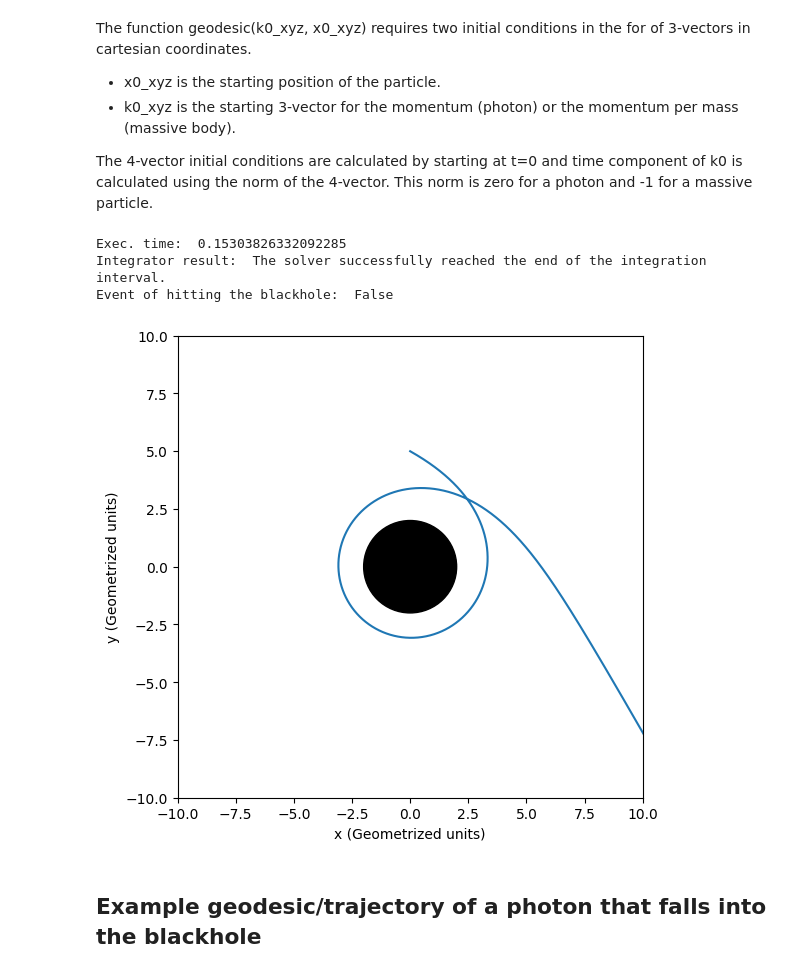
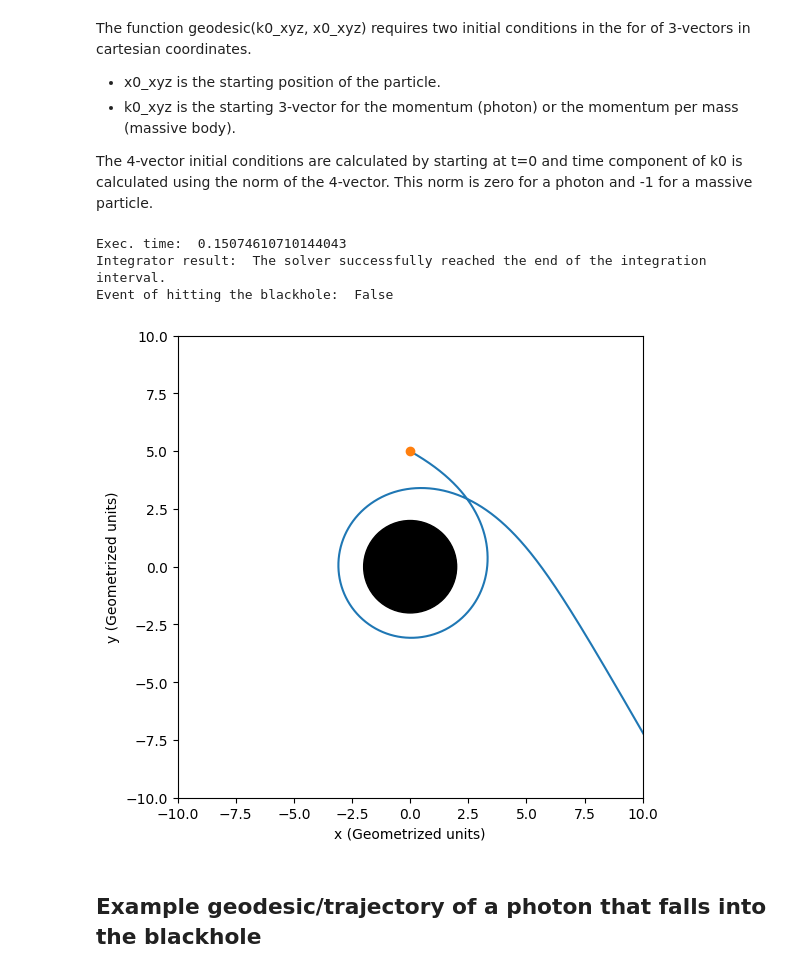
Before and after one commit to bldevries/curvedpy, a Jupyter notebook: tutorials/Tutorial_1_calc_geodesic.ipynb, the cells around one changed output. Saved outputs shown, nothing was run; the diff lists cells and outputs as text; code cells hidden in the pictures.

```diff
--- a/tutorials/Tutorial_1_calc_geodesic.ipynb
+++ b/tutorials/Tutorial_1_calc_geodesic.ipynb
@@ -27,27 +27,29 @@ The 4-vector initial conditions are calculated by starting at t=0 and time compo
 # %%
 k0_xyz = np.array([1.0, -0.57, 0.0])
 x0_xyz = np.array([0.0001, 5, 0])
 
 st = time.time()
 k_xyz, x_xyz , result = gi.geodesic(k0_xyz, x0_xyz,max_step = 1.0, curve_end=50, nr_points_curve=10000)
 print("Exec. time: ", time.time()-st)
 print("Integrator result: ", result.message)
 print("Event of hitting the blackhole: ", result.hit_blackhole)
 
 circle1 = plt.Circle((0, 0), 2, color='k')
 fig, ax = plt.subplots(figsize=(6,6))
 ax.add_patch(circle1)
 ax.plot(*x_xyz[0:2])
+ax.plot(*x0_xyz[0:2], "o")
+
 plt.xlim(-10, 10)
 plt.ylim(-10, 10)
 plt.xlabel("x (Geometrized units)")
 plt.ylabel("y (Geometrized units)")
 plt.show()
 # %% [output]
-Exec. time:  0.15303826332092285
+Exec. time:  0.15074610710144043
 Integrator result:  The solver successfully reached the end of the integration interval.
 Event of hitting the blackhole:  False
-[figure, old version]
+[figure, new version]
 # %% [markdown]
 ## Example geodesic/trajectory of a photon that falls into the blackhole
 # %%
```
Also changed, not shown: parts of 24 cells of this notebook, 3 other files.
